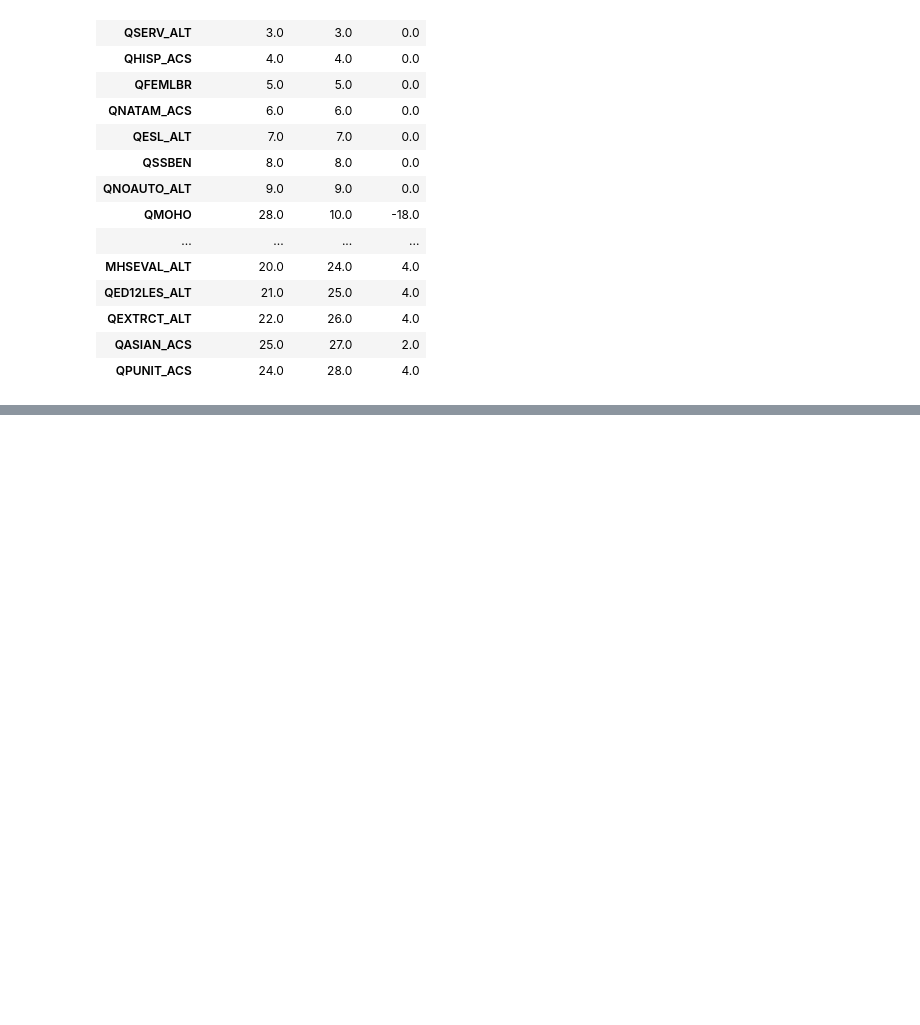
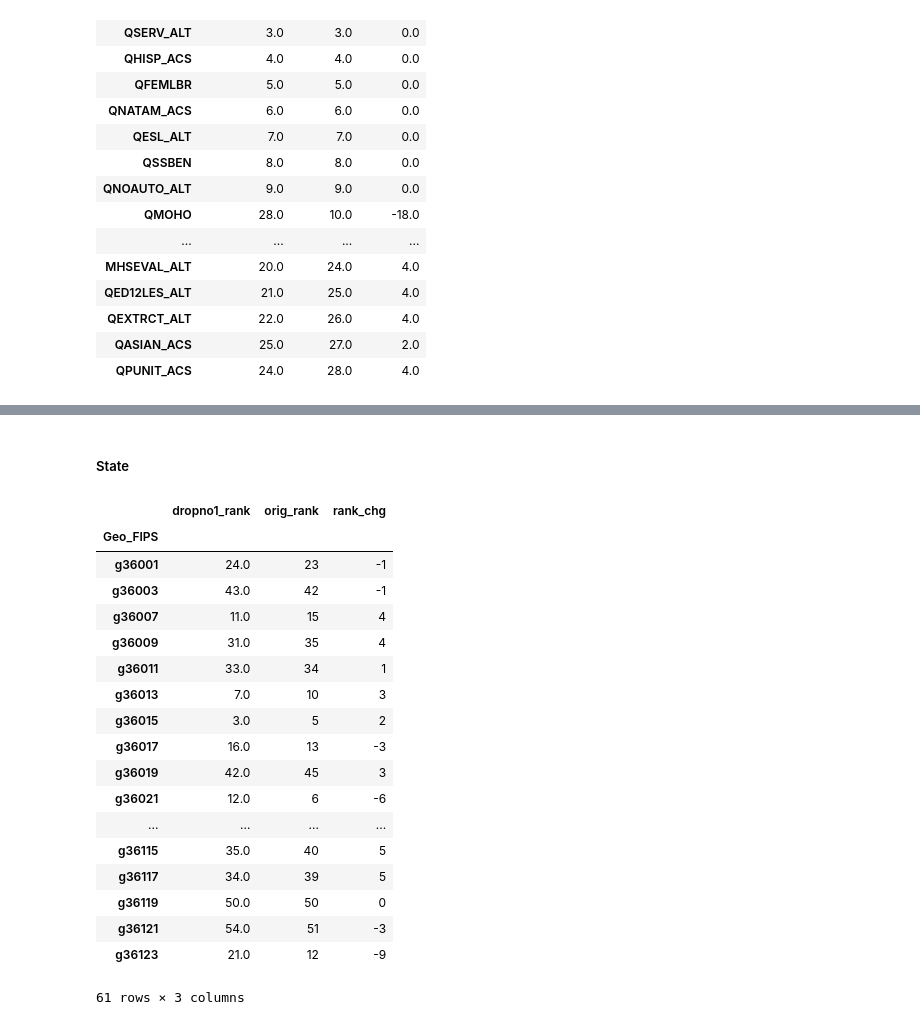
Before and after one commit to geoss/sovi-validity, a Jupyter notebook: dropno1_vis.ipynb, the cells around one changed output, grey strips where cells are left out. Drawn from its saved outputs; the diff is of its cells as text; code cells hidden in the pictures; blank space fills up the shorter version.

```diff
--- a/dropno1_vis.ipynb
+++ b/dropno1_vis.ipynb
@@ -387,0 +407,24 @@ compute_sovis.State_Sovi_Score.ix[:,['sovi','rank']]=compute_sovis.State_Sovi_Sc
+# %% [markdown]
+##### State
+# %%
+dropNo1(inputs=compute_sovis.US_All,scores=compute_sovis.State_Sovi_Score,subset='g36')
+# %% [output]
+|  | dropno1_rank | orig_rank | rank_chg |
+| Geo_FIPS |  |  |  |
+| g36001 | 24.0 | 23 | -1 |
+| g36003 | 43.0 | 42 | -1 |
+| g36007 | 11.0 | 15 | 4 |
+| g36009 | 31.0 | 35 | 4 |
+| g36011 | 33.0 | 34 | 1 |
+| g36013 | 7.0 | 10 | 3 |
+| g36015 | 3.0 | 5 | 2 |
+| g36017 | 16.0 | 13 | -3 |
+| g36019 | 42.0 | 45 | 3 |
+| g36021 | 12.0 | 6 | -6 |
+| ... | ... | ... | ... |
+| g36115 | 35.0 | 40 | 5 |
+| g36117 | 34.0 | 39 | 5 |
+| g36119 | 50.0 | 50 | 0 |
+| g36121 | 54.0 | 51 | -3 |
+| g36123 | 21.0 | 12 | -9 |
+61 rows × 3 columns
```
Also changed, not shown: parts of 21 cells of this notebook, 5 other files.
